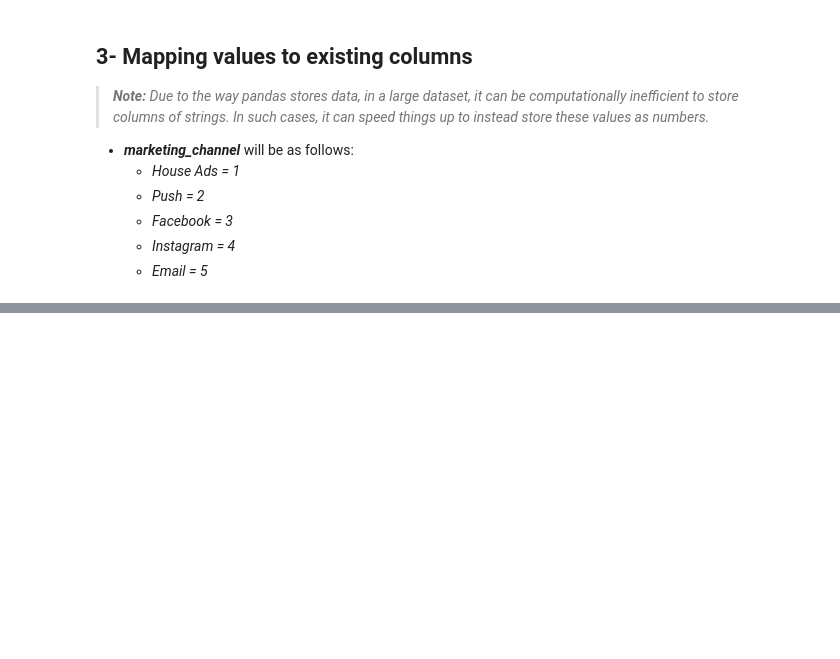
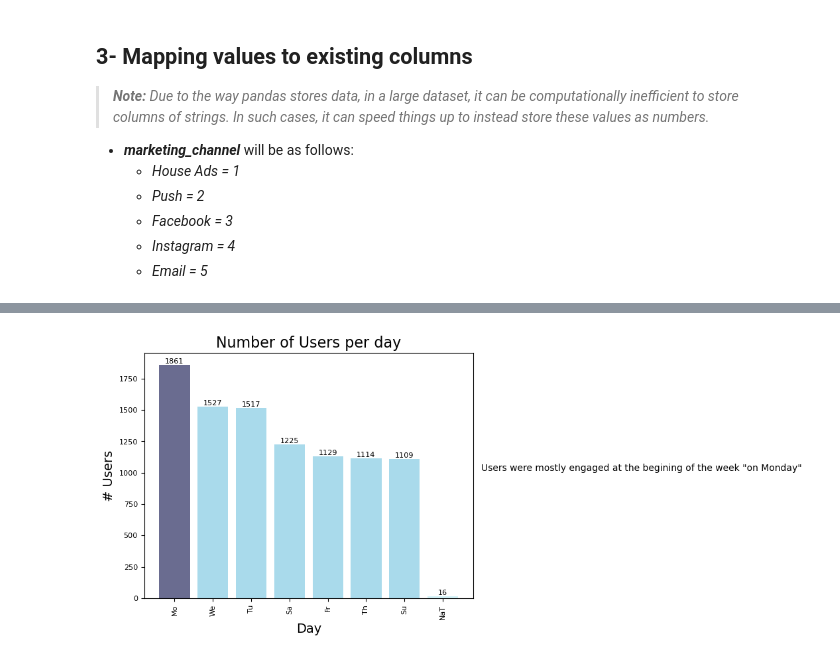
Before and after one commit to hend-a-ghafour/Analyzing_Marketing_Campaigns, a Jupyter notebook: Analyzing_Marketing_Campaigns.ipynb, the cells around one changed output, grey strips where cells are left out. Cells and saved outputs as stored; diff of their text form; code cells hidden in the pictures; blank space fills up the shorter version.

```diff
--- a/Analyzing_Marketing_Campaigns.ipynb
+++ b/Analyzing_Marketing_Campaigns.ipynb
@@ -253,0 +335,6 @@ marketing.loc[:,['marketing_channel','ch_code']].info()
+# %%
+# Number of weekday users :
+weekday_users = marketing.groupby(['dow']).user_id.nunique().reset_index()\
+                        .rename(columns={'dow':'Day','user_id':'Num_Users'}).sort_values('Num_Users', ascending=False)
+
+weekday_users
@@ -253,0 +351,18 @@ marketing.loc[:,['marketing_channel','ch_code']].info()
+# %%
+# Visualization:
+x= weekday_users.Day.to_list()
+y=weekday_users.Num_Users
+text = '''
+Users were mostly engaged at the begining of the week "on Monday"'''
+#plt.subplot(figsize=(8,8))
+plt.bar(x,y, color=['#454775','#94D1E7','#94D1E7','#94D1E7','#94D1E7','#94D1E7','#94D1E7','#C9EFF5'], alpha=.8)
+for i, v in enumerate(y):
+  plt.text(i,v+.003, f"{v:.0f}", ha='center', va='bottom',fontsize=8)
+plt.title('Number of Users per day',fontsize=16)
+plt.xlabel('Day',fontsize=14)
+plt.xticks(rotation=90,fontsize=8)
+plt.ylabel('# Users',fontsize=14)
+plt.yticks(fontsize=8)
+plt.text(8,1000,text,va='bottom',ha='left');
+# %% [output]
+[figure, added]
```
Also changed, not shown: parts of 9 cells of this notebook.
